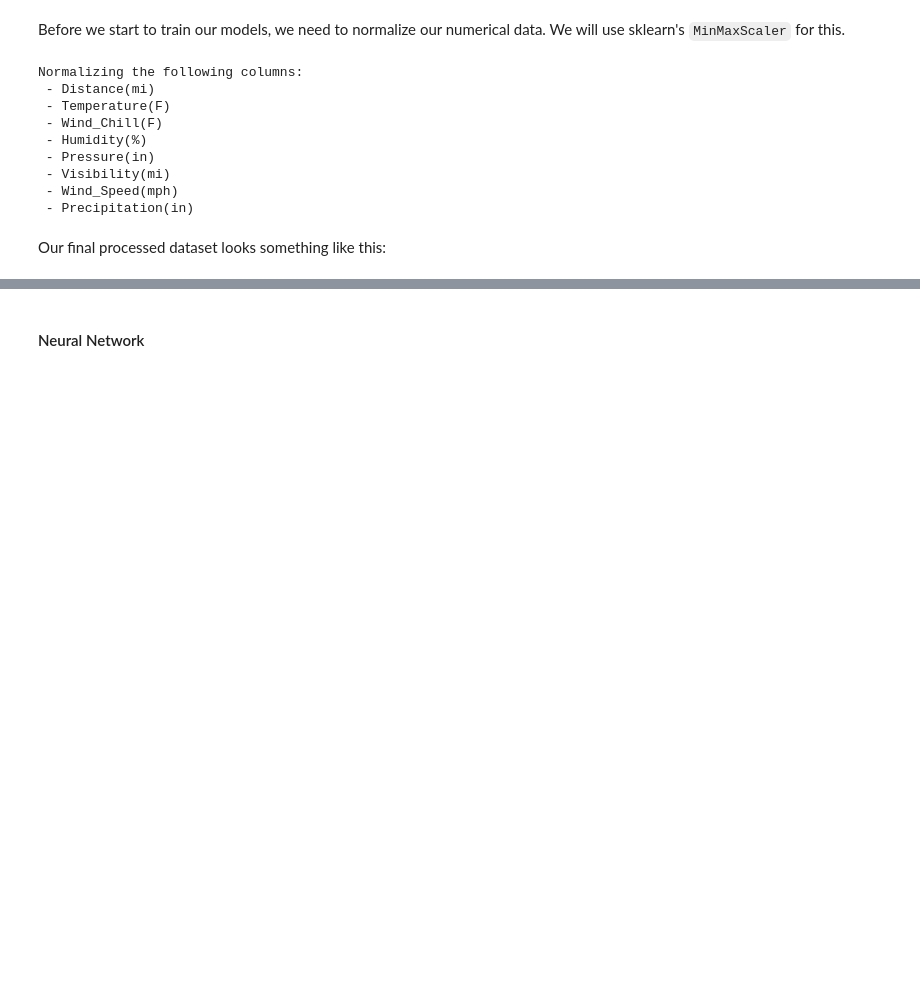
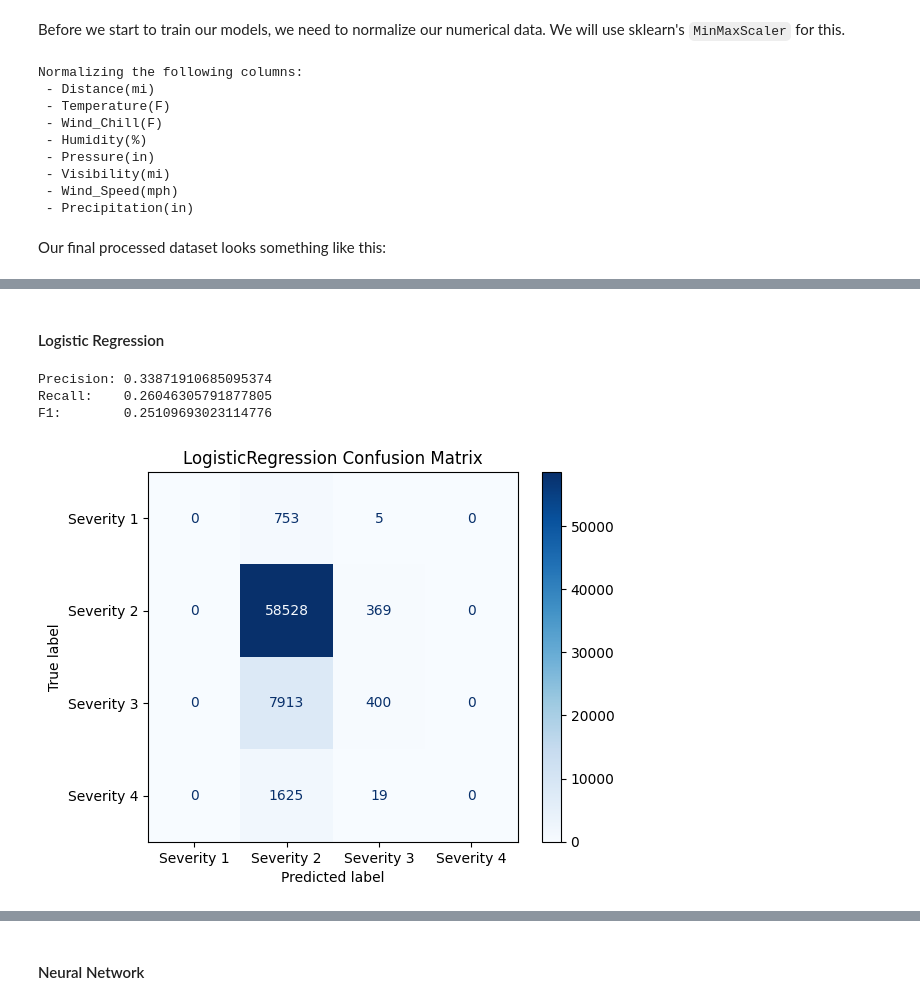
Before and after one commit to tikkikkit21/TrafficAccidentPrediction, a Jupyter notebook: machine_learning2.ipynb, the cells around one changed output, grey strips where cells are left out. Saved outputs shown, nothing was run; the diff lists cells and outputs as text; code cells hidden in the pictures; blank space fills up the shorter version.

```diff
--- a/machine_learning2.ipynb
+++ b/machine_learning2.ipynb
@@ -152,0 +367,25 @@ tree.score(X_val, y_val)
+# %%
+display_labels=['Severity 1','Severity 2','Severity 3','Severity 4']
+# %% [markdown]
+#### Logistic Regression
+# %%
+lr_pred = best_lr_model.predict(X_val)
+
+# metrics
+lr_precision = precision_score(y_val, lr_pred, average='macro')
+lr_recall = recall_score(y_val, lr_pred, average='macro')
+lr_f1 = f1_score(y_val, lr_pred, average='macro')
+print(f'Precision: {lr_precision}')
+print(f'Recall:    {lr_recall}')
+print(f'F1:        {lr_f1}')
+
+# confusion matrix
+cm = confusion_matrix(y_val, lr_pred)
+disp = ConfusionMatrixDisplay(confusion_matrix=cm, display_labels=display_labels)
+disp.plot(cmap=plt.cm.Blues)
+plt.title('LogisticRegression Confusion Matrix');
+# %% [output]
+Precision: 0.33871910685095374
+Recall:    0.26046305791877805
+F1:        0.25109693023114776
+[figure, added]
```
Also changed, not shown: parts of 33 cells of this notebook.
